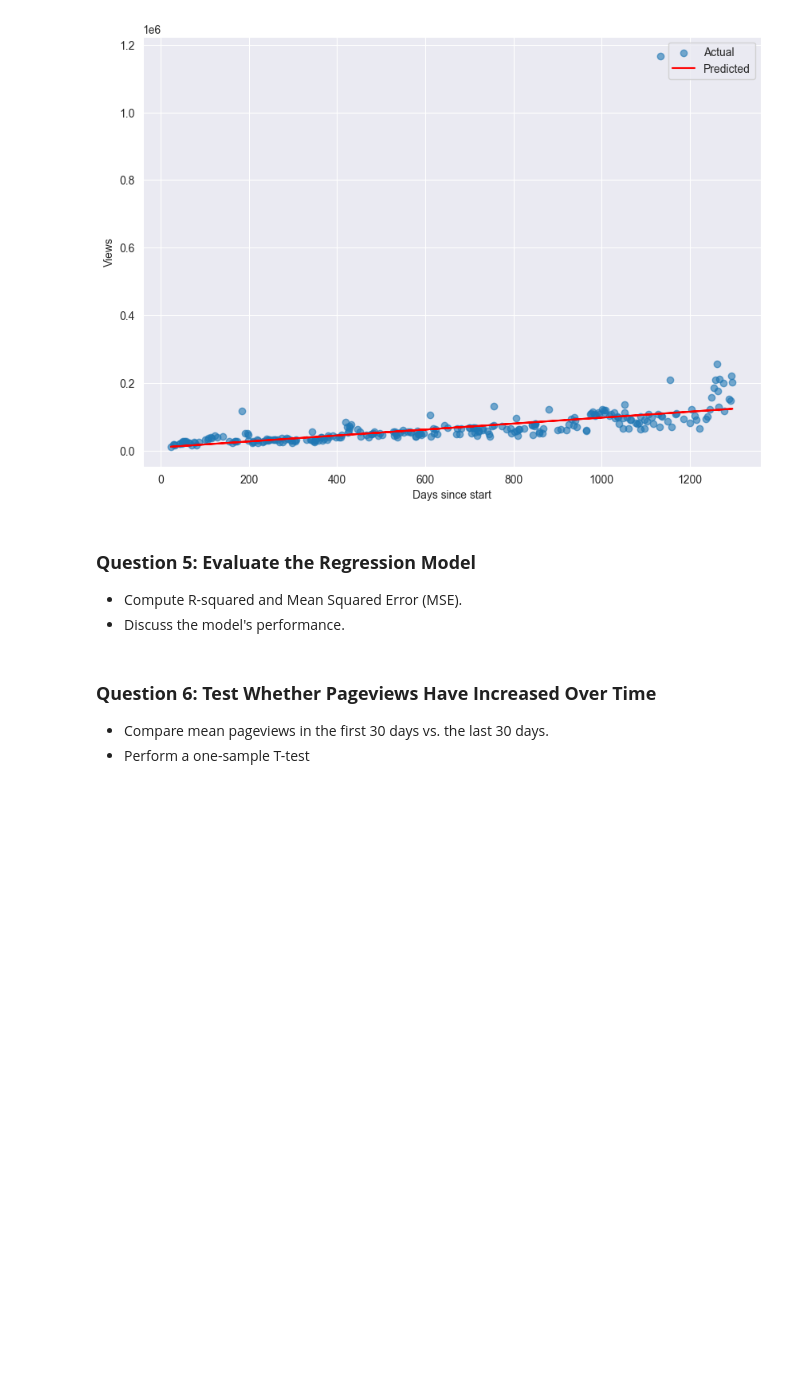
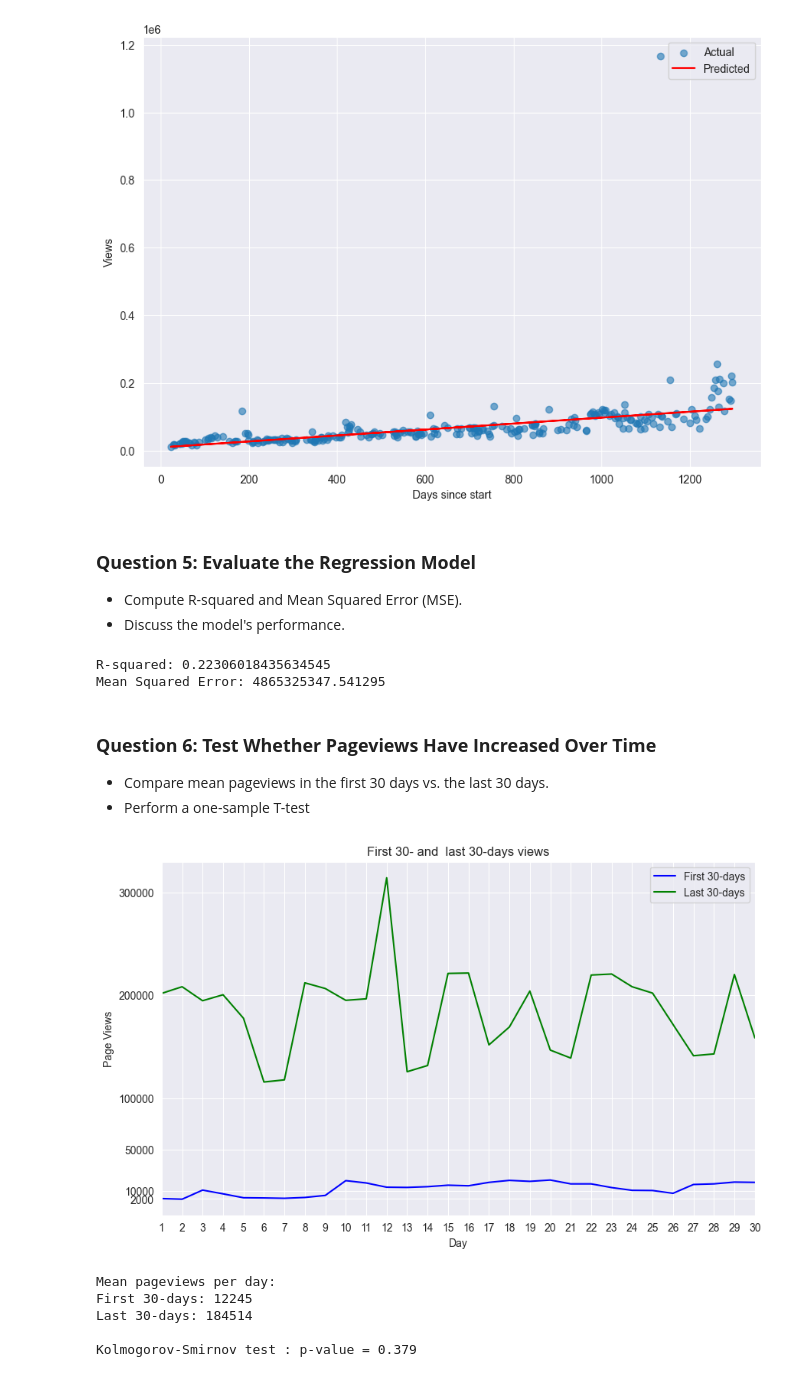
Before and after one commit to VilleSchulz/DataAnalytics, a Jupyter notebook: week5/exercise/hands_on_python_practice_5_VilleSchulz.ipynb, the cells around one changed output. Cells and saved outputs as stored; diff of their text form; code cells hidden in the pictures; blank space fills up the shorter version.

```diff
--- a/week5/exercise/hands_on_python_practice_5_VilleSchulz.ipynb
+++ b/week5/exercise/hands_on_python_practice_5_VilleSchulz.ipynb
@@ -195,9 +195,64 @@ plt.show()
 - Discuss the model's performance.
 # %%
 # Your code here:
+print("R-squared:", r2_score(y_test, y_pred)) # Proportion of variance explained
+print("Mean Squared Error:", mean_squared_error(y_test, y_pred))  # Average squared error
+
+# R-squared tells you how well your model explains the variability of the target variable.
+# MSE measures the average squared difference between the predicted values and the actual values.
+#Ideal values are as close as possible to zero
+#Results show that predict only covers 22% of variance and Mean squared error is big. Taking outliers of the original data would improve some. But there is lots of variability in page views, so it is hard to predict.
+# %% [output]
+R-squared: 0.22306018435634545
+Mean Squared Error: 4865325347.541295
 # %% [markdown]
 ### **Question 6: Test Whether Pageviews Have Increased Over Time**
 - Compare mean pageviews in the first 30 days vs. the last 30 days.
 - Perform a one-sample T-test
 # %%
+from scipy.stats import kstest
 # Your code here:
+from matplotlib.ticker import FuncFormatter
+df_first30 = df.iloc[:30]# take first 30 rows
+df_last30 = df.iloc[-30:]#tak last 30 rows
+plt.figure(figsize=(10,6))
+
+# days for diagram 1-30
+x = list(range(1, 31))
+
+# make diagram to start from 1 day not 0
+plt.plot(x,df_first30['value'],label='First 30-days',color='blue')
+plt.plot(x,df_last30['value'],label='Last 30-days',color='green')
+
+#set x values for diagram
+plt.xlim(1, 30)
+plt.xticks(x)
+#set y values for diagram
+plt.yticks([ 2000, 10000, 50000, 100000, 200000, 300000])
+
+plt.xlabel('Day')
+plt.ylabel('Page Views')
+plt.title('First 30- and  last 30-days views')
+plt.legend()
+plt.show()
+
+df_first30_mean= df_first30['value'].mean()
+df_last30_mean = df_last30['value'].mean()
+
+print(f'Mean pageviews per day:\n'
+      f'First 30-days: {df_first30_mean:.0f}\n'
+      f'Last 30-days: {df_last30_mean:.0f}')
+
+
+
+ks_stat,p_ks = kstest(
+    df_last30['value'],'norm',args=(df_last30_mean,df_last30['value'].std()))
+
+print(f"\nKolmogorov-Smirnov test last-30 days : p-value = {p_ks:.3f}")
+# %% [output]
+[figure, added]
+Mean pageviews per day:
+First 30-days: 12245
+Last 30-days: 184514
+
+Kolmogorov-Smirnov test : p-value = 0.379
```
Also changed, not shown: parts of 1 cell of this notebook, 1 other file.
